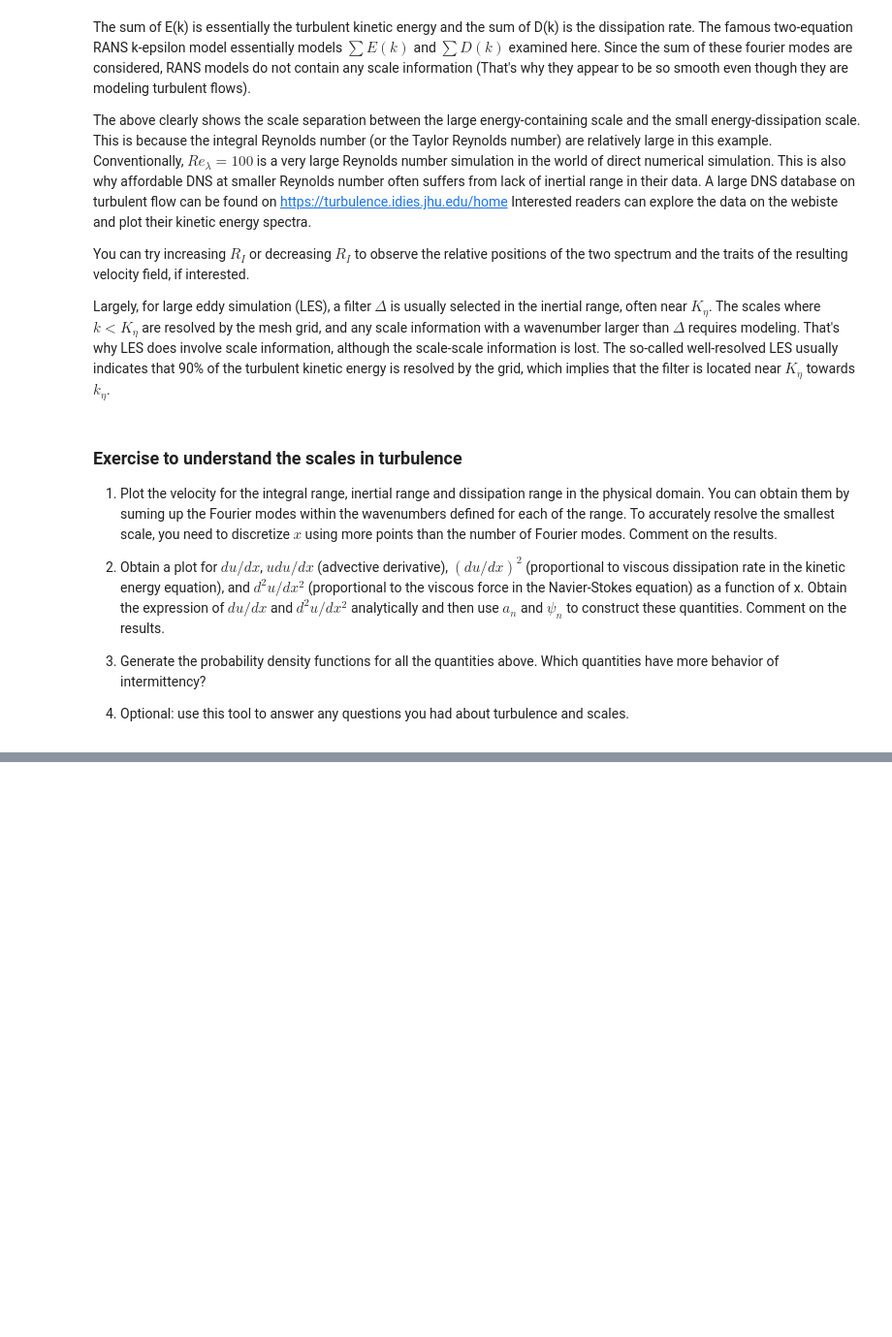
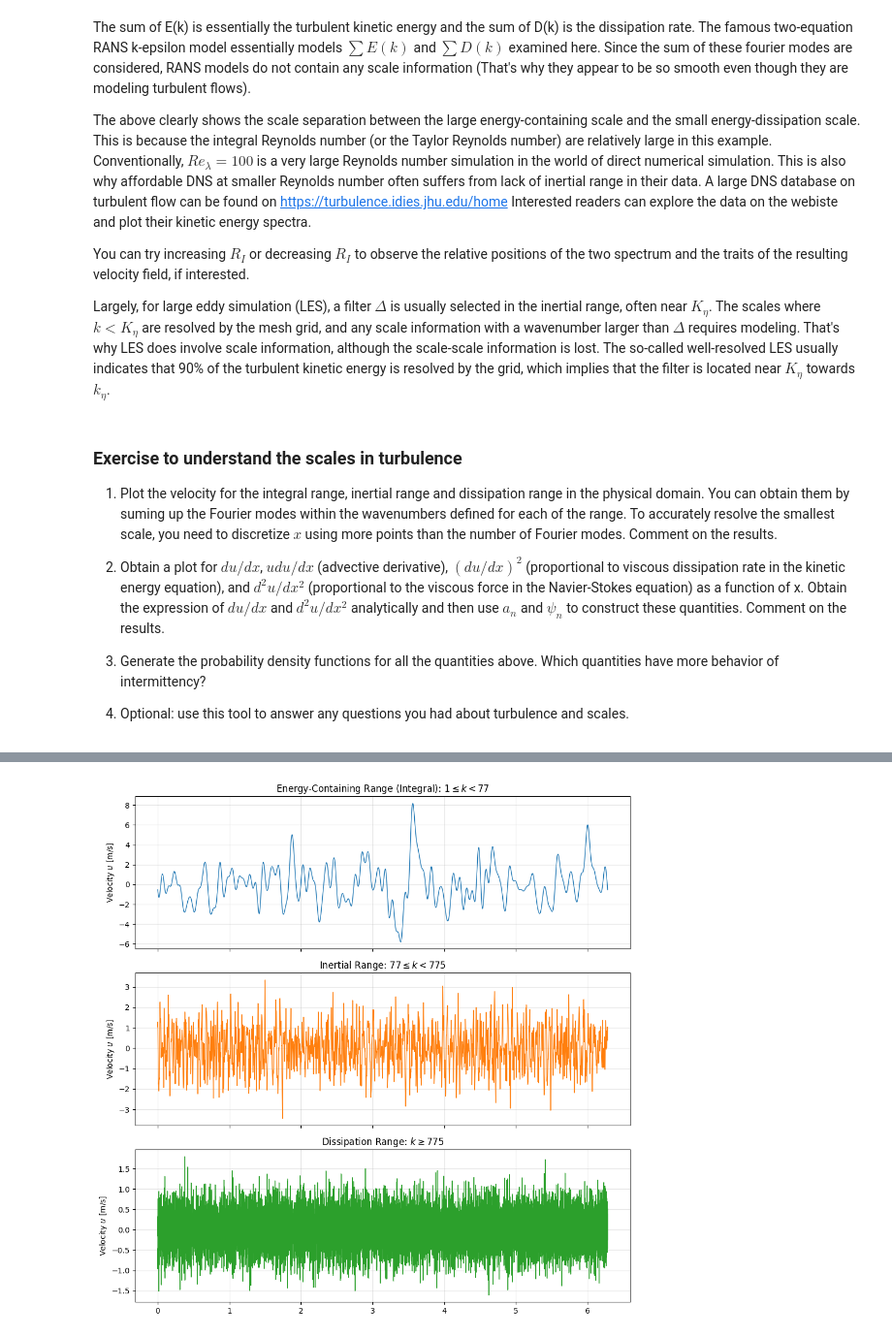
Before and after one commit to cjdipietrantonio/ME5311, a Jupyter notebook: other/flipclassrooomexcercises/02/scale_separation.ipynb, the cells around one changed output, grey strips where cells are left out. Shown at 97% size. Saved outputs shown, nothing was run; the diff lists cells and outputs as text; code cells hidden in the pictures; blank space fills up the shorter version.

```diff
--- a/other/flipclassrooomexcercises/02/scale_separation.ipynb
+++ b/other/flipclassrooomexcercises/02/scale_separation.ipynb
@@ -211,0 +216,84 @@ Largely, for large eddy simulation (LES), a filter $\Delta$ is usually selected
+# %%
+import numpy as np
+import matplotlib.pyplot as plt
+
+ke = 5.0
+Kl = 77
+Kyita = 775
+kyita = 70 * Kyita
+Kmax = 2 * kyita
+my_seed = 42
+
+k_vals, E_vals, D_vals, a_vals, phi_vals = build_spectrum(Kmax=Kmax, ke=ke, Kyita=Kyita, seed=my_seed)
+
+L = 2 * np.pi
+Nx = 200000
+x_grid = np.linspace(0, L, Nx)
+
+def get_u_for_range(start_k, end_k):
+    # u_sum = np.zeros(Nx)
+
+    # for i in range(int(start_k)-1, int(end_k)):
+    #     if i < len(a_vals):
+    #         u_sum += a_vals[i] * np.sin(k_vals[i] * x_grid + phi_vals[i])
+
+    # return u_sum
+
+    idx_s = int(start_k) - 1
+    idx_e = int(end_k)
+
+    k_slice = k_vals[idx_s:idx_e]
+    a_slice = a_vals[idx_s:idx_e]
+    phi_slice = phi_vals[idx_s:idx_e]
+
+    u_sum = np.zeros(Nx)
+
+    for i in range(len(k_slice)):
+        u_sum += a_slice[i] * np.sin(k_slice[i] * x_grid + phi_slice[i])
+    return u_sum
+
+u_integral = get_u_for_range(1, Kl) #why start at 1?
+u_intertial = get_u_for_range(Kl, Kyita)
+u_dissipation = get_u_for_range(Kyita, Kmax)
+
+
+# plt.figure(figsize=(10, 8))
+# plt.subplot(3,1,1)
+# plt.plot(x_grid, u_integral)
+# plt.title("Integral Range (Large Eddies)")
+
+# plt.subplot(3,1,2)
+# plt.plot(x_grid, u_intertial, color='tab:orange')
+# plt.title("Inertial Range (Middle)")
+
+# plt.subplot(3,1,3)
+# plt.plot(x_grid, u_dissipation, color='tab:green')
+# plt.title("Dissipation Range (Smallest)")
+# plt.tight_layout()
+# plt.show()
+
+fig, axs = plt.subplots(3, 1, figsize=(10, 10), sharex=True)
+
+# Integral Range
+axs[0].plot(x_grid, u_integral, color='tab:blue', linewidth=1)
+axs[0].set_title(fr"Energy-Containing Range (Integral): $1 \leq k < {Kl}$")
+axs[0].set_ylabel("Velocity $u$ [m/s]")
+
+# Inertial Range
+axs[1].plot(x_grid, u_intertial, color='tab:orange', linewidth=1)
+axs[1].set_title(fr"Inertial Range: ${Kl} \leq k < {Kyita}$")
+axs[1].set_ylabel("Velocity $u$ [m/s]")
+
+# Dissipation Range
+axs[2].plot(x_grid, u_dissipation, color='tab:green', linewidth=1)
+axs[2].set_title(fr"Dissipation Range: $k \geq {Kyita}$")
+axs[2].set_ylabel("Velocity $u$ [m/s]")
+axs[2].set_xlabel("x [m]")
+
+for ax in axs:
+    ax.grid(True, alpha=0.3)
+
+plt.tight_layout()
+plt.show()
+# %% [output]
+[figure, added]
```
Also changed, not shown: parts of 9 cells of this notebook.
